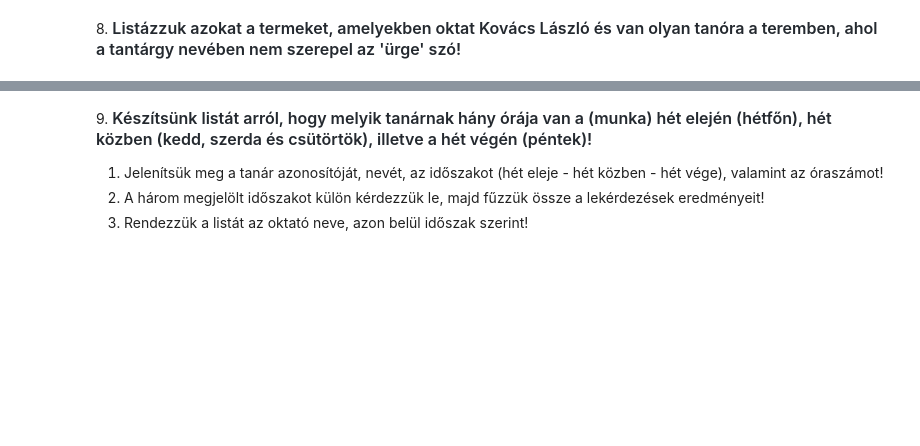
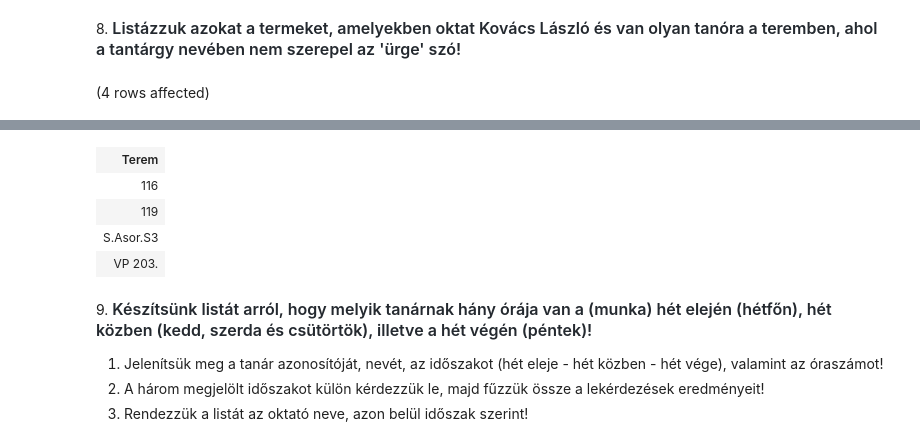
Before and after one commit to Munti05/sql_gyak, a Jupyter notebook: gyakorlat03_feladatok.ipynb, the cells around one changed output, grey strips where cells are left out. Saved outputs shown, nothing was run; the diff lists cells and outputs as text; code cells hidden in the pictures; blank space fills up the shorter version.

```diff
--- a/gyakorlat03_feladatok.ipynb
+++ b/gyakorlat03_feladatok.ipynb
@@ -114,2 +175,16 @@ Total execution time: 00:00:00.028
 # %% [markdown]
 8. <span style="background-color: rgb(255, 255, 255); color: rgb(36, 41, 47); font-family: -apple-system, BlinkMacSystemFont, &quot;Segoe UI&quot;, Helvetica, Arial, sans-serif, &quot;Apple Color Emoji&quot;, &quot;Segoe UI Emoji&quot;; font-size: 16px; font-weight: 600;">Listázzuk azokat a termeket, amelyekben oktat Kovács László és van olyan tanóra a teremben, ahol a tantárgy nevében nem szerepel az 'ürge' szó!</span>
+# %%
+SELECT t.Terem
+FROM Termek t JOIN Orak o ON t.Tkód = o.terem
+    JOIN Oktatok ok On ok.oktato_id = o.tanar
+WHERE ok.nev = 'Kovács László'
+
+INTERSECT
+
+SELECT Termek.Terem
+FROM Tantárgyak t JOIN Orak o ON t.Tkód = o.targy
+    JOIN Termek ON o.terem = Termek.Tkód
+WHERE t.Tantárgynév NOT LIKE '%ürge%'
+# %% [output]
+(4 rows affected)
@@ -116,3 +192,8 @@ Total execution time: 00:00:00.028
+| Terem |
+| 116 |
+| 119 |
+| S.Asor.S3 |
+| VP 203. |
 # %% [markdown]
 9. <span style="font-weight: 600; color: rgb(36, 41, 47); font-family: -apple-system, BlinkMacSystemFont, &quot;Segoe UI&quot;, Helvetica, Arial, sans-serif, &quot;Apple Color Emoji&quot;, &quot;Segoe UI Emoji&quot;; font-size: 16px;">Készítsünk listát arról, hogy melyik tanárnak hány órája van a (munka) hét elején (hétfőn), hét közben (kedd, szerda és csütörtök), illetve a hét végén (péntek)!</span>
 
```
Also changed, not shown: parts of 5 cells of this notebook.
